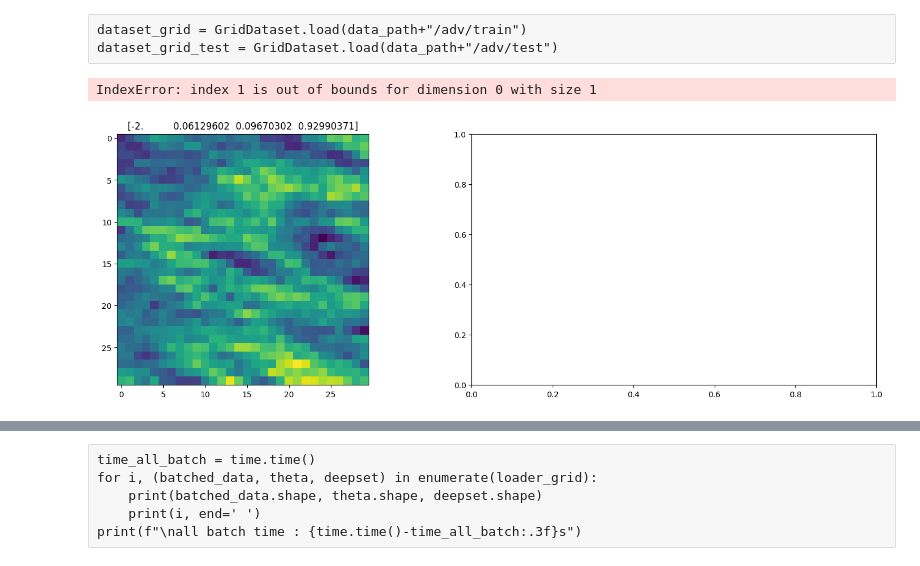
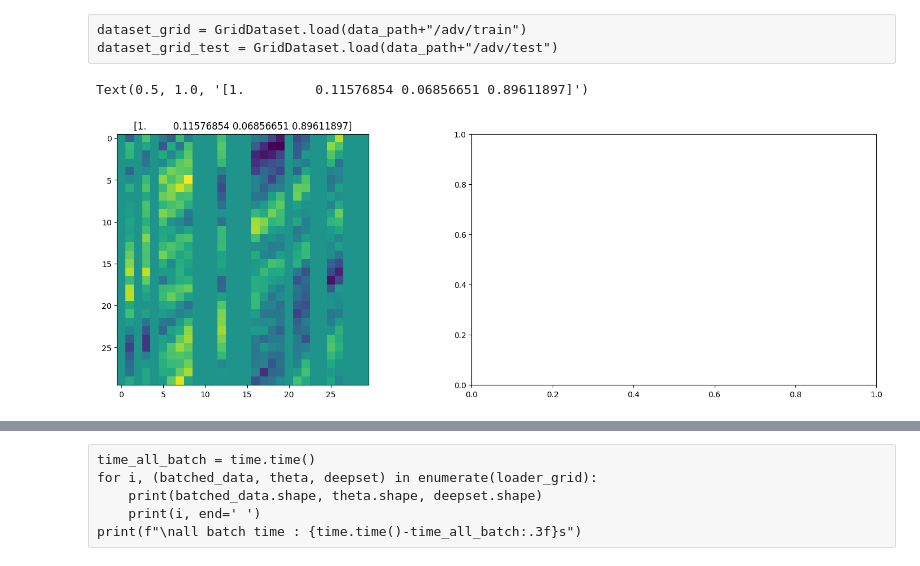
Before and after one commit to DarenXL/Neural_ST_inference, a Jupyter notebook: Code GNN/Amortized_Methods_Geostatistics_Spatio-Temporal-2D.ipynb, the cells around one changed output, grey strips where cells are left out. Drawn from its saved outputs; the diff is of its cells as text; code cells hidden in the pictures.

```diff
--- a/Code GNN/Amortized_Methods_Geostatistics_Spatio-Temporal-2D.ipynb
+++ b/Code GNN/Amortized_Methods_Geostatistics_Spatio-Temporal-2D.ipynb
@@ -62,11 +62,11 @@ n_epochs_test = 10
 # %%
 space_size = 30
 time_size = 30
-deepset_size = 1 # 2
-missing_ratio = 0 # 1/2
+deepset_size = 2 # 2
+missing_ratio = 1/2 # 1/2
 
-train_size = 4000 # 10000
-test_size = 1000
+train_size = 16 # 10000
+test_size = 5
 # %% [markdown]
 ## Utils
 # %%
@@ -352,14 +352,14 @@ time_simu_grid = dataset_grid.time_generation + dataset_grid_test.time_generatio
 # %%
 m=0
 im = dataset_grid[0]
 fig, ax = plt.subplots(1, 2, figsize=(15, 5), constrained_layout=True)
 ax[0].imshow(im[0][m][0], aspect='equal')
 ax[0].set_title(im[1][m].detach().numpy())
-ax[1].imshow(im[0][m][1], aspect='equal')
-ax[1].set_title("mask")
+# ax[1].imshow(im[0][m][1], aspect='equal')
+# ax[1].set_title("mask")
 # %% [output]
-IndexError: index 1 is out of bounds for dimension 0 with size 1
+Text(0.5, 1.0, '[1.         0.11576854 0.06856651 0.89611897]')
-[figure, old version]
+[figure, new version]
 # %%
 m=0
 fig, ax = plt.subplots(2, 3, figsize=(15, 5), constrained_layout=True)
```
Also changed, not shown: parts of 16 cells of this notebook.
